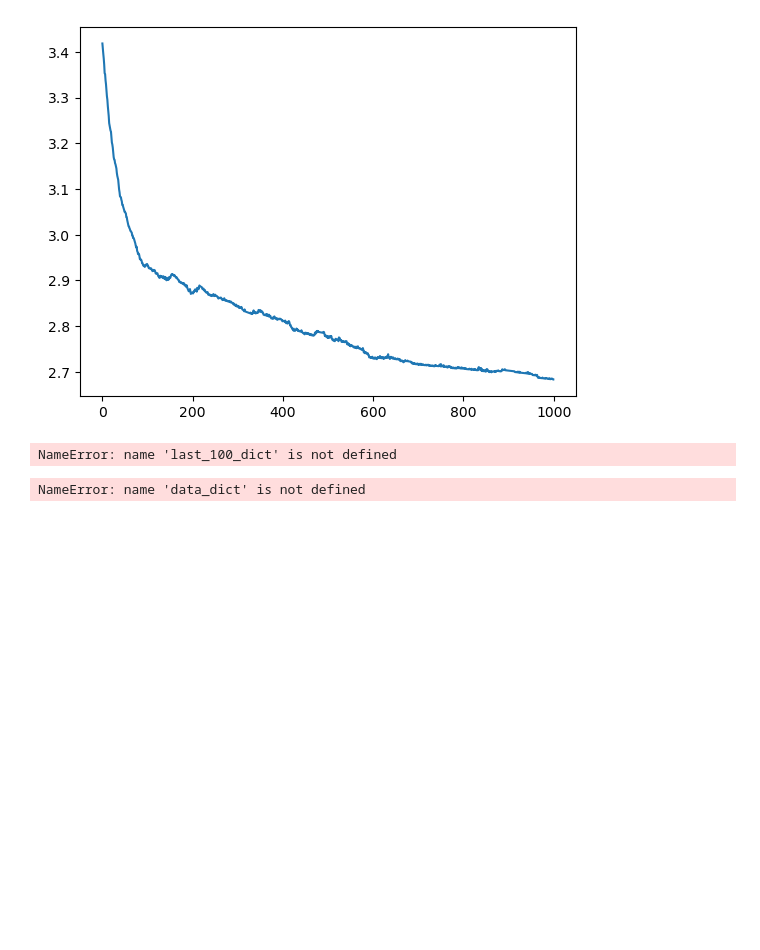
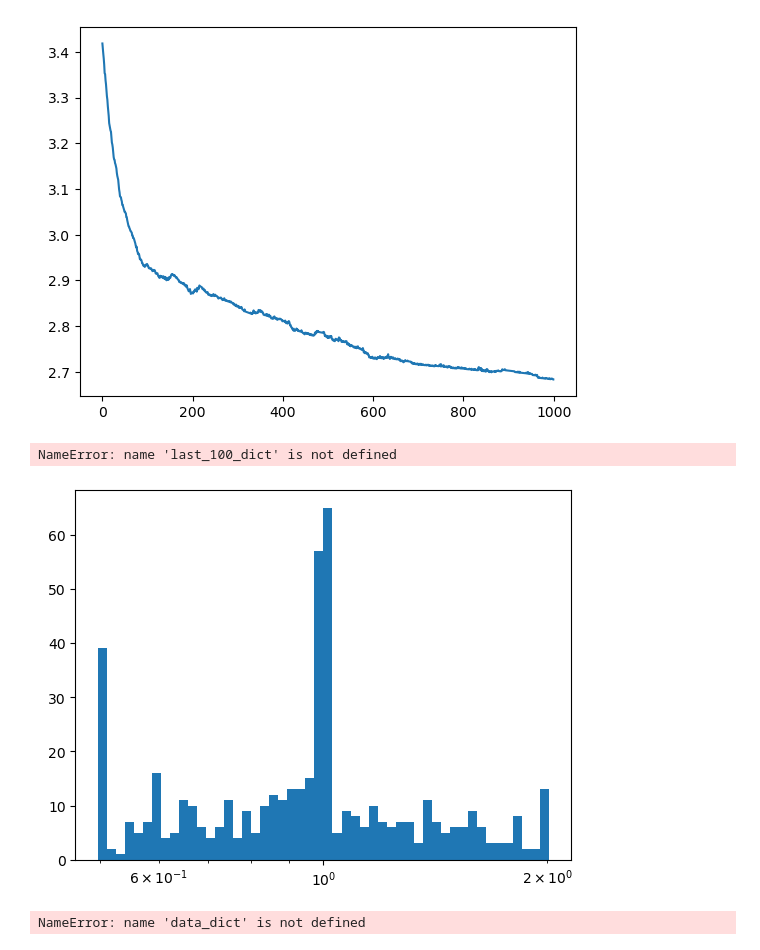
Before and after one commit to SebastianUtecht/dynamicCellModel, a Jupyter notebook: code/scratch.ipynb, the cells around one changed output. Saved outputs shown, nothing was run; the diff lists cells and outputs as text; code cells hidden in the pictures; blank space fills up the shorter version.

```diff
--- a/code/scratch.ipynb
+++ b/code/scratch.ipynb
@@ -557,9 +589,14 @@ name = 'eq_from_messedup'
 total = folder + '/' + name
 
 data_dict =  np.load(total + "/data.pkl", allow_pickle=True)
-last_100_dict = {key: data_dict[key] for key in list(data_dict.keys())[-100:]}
+last_100_dict = {key: data_dict[key][-100:] for key in list(data_dict.keys())}
 # %%
 gammas = last_100_dict['gamma']
+
+# len(gammas)
+plot_loghist(gammas[-1], bins=50)
+# %% [output]
+[figure, added]
 # %%
 #getting the last values
 np.save("start_conf/last_values.pkl", last_values_dict, allow_pickle=True)
```
Also changed, not shown: parts of 4 cells of this notebook, 6 other files.
